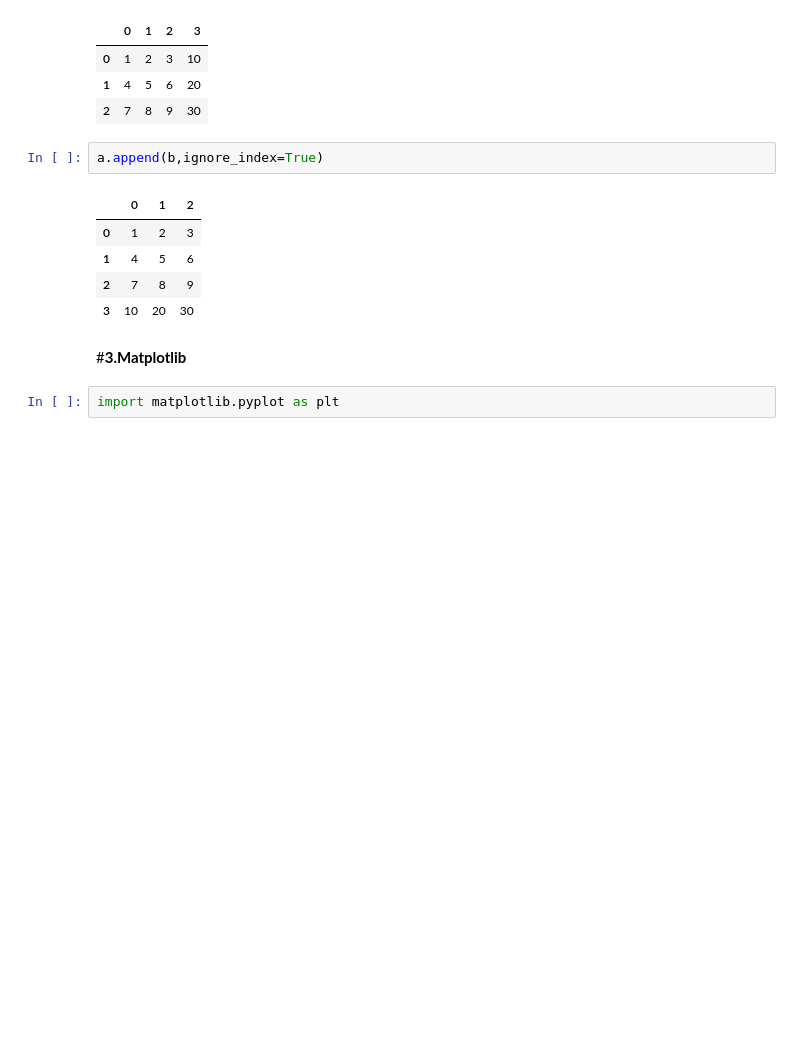
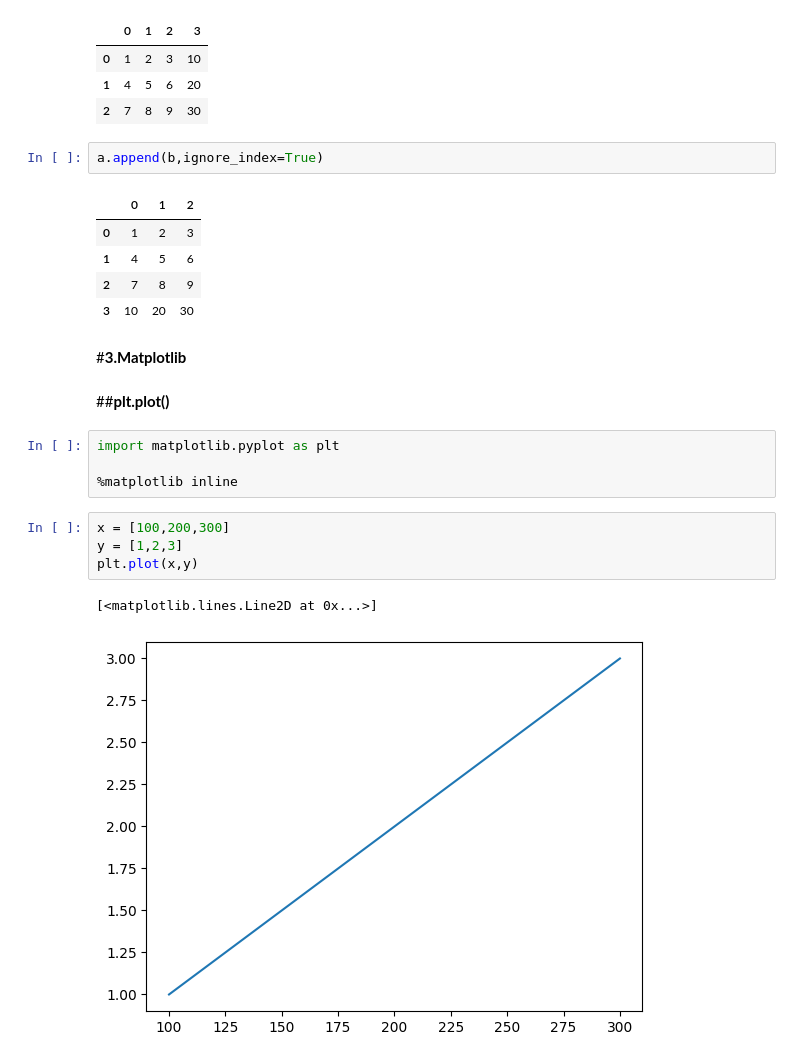
Before and after one commit to heyroha/Python, a Jupyter notebook: infrlearn.ipynb, the cells around one changed output. Cells and saved outputs as stored; diff of their text form; blank space fills up the shorter version.

```diff
--- a/infrlearn.ipynb
+++ b/infrlearn.ipynb
@@ -810,5 +810,16 @@ a.append(b,ignore_index=True)
 | 3 | 10 | 20 | 30 |
 # %% [markdown]
 #**3.Matplotlib**
+# %% [markdown]
+##**plt.plot()**
 # %%
 import matplotlib.pyplot as plt
+
+%matplotlib inline
+# %%
+x = [100,200,300]
+y = [1,2,3]
+plt.plot(x,y)
+# %% [output]
+[<matplotlib.lines.Line2D at 0x...>]
+[figure, added]
```
Also changed, not shown: parts of 22 cells of this notebook.
